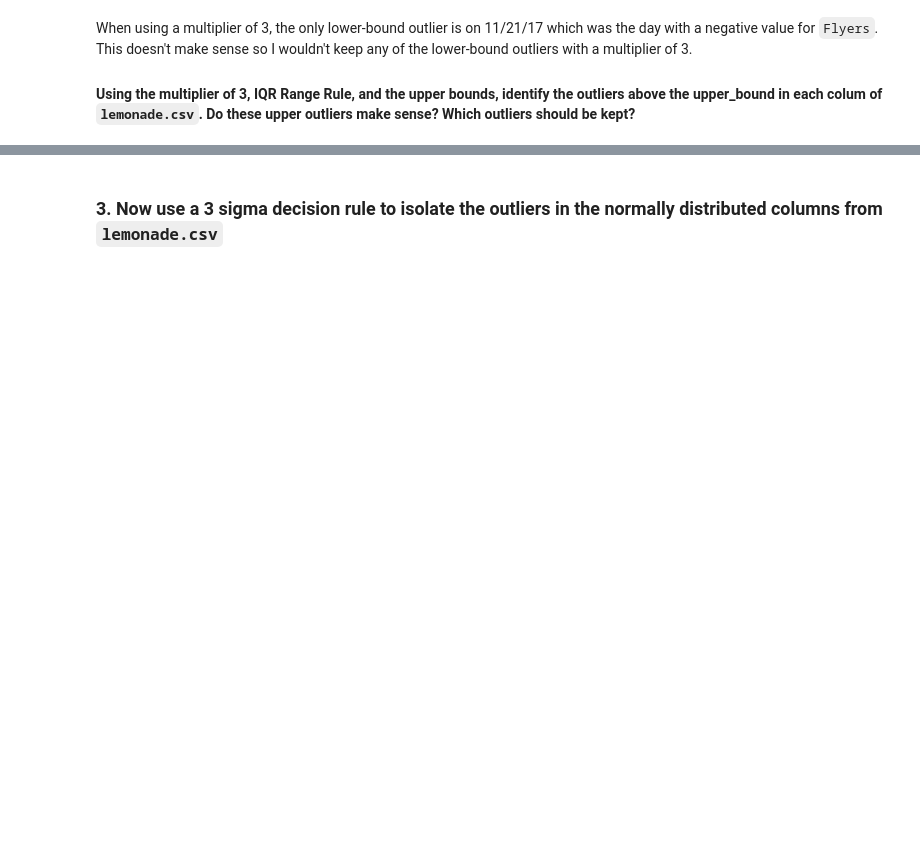
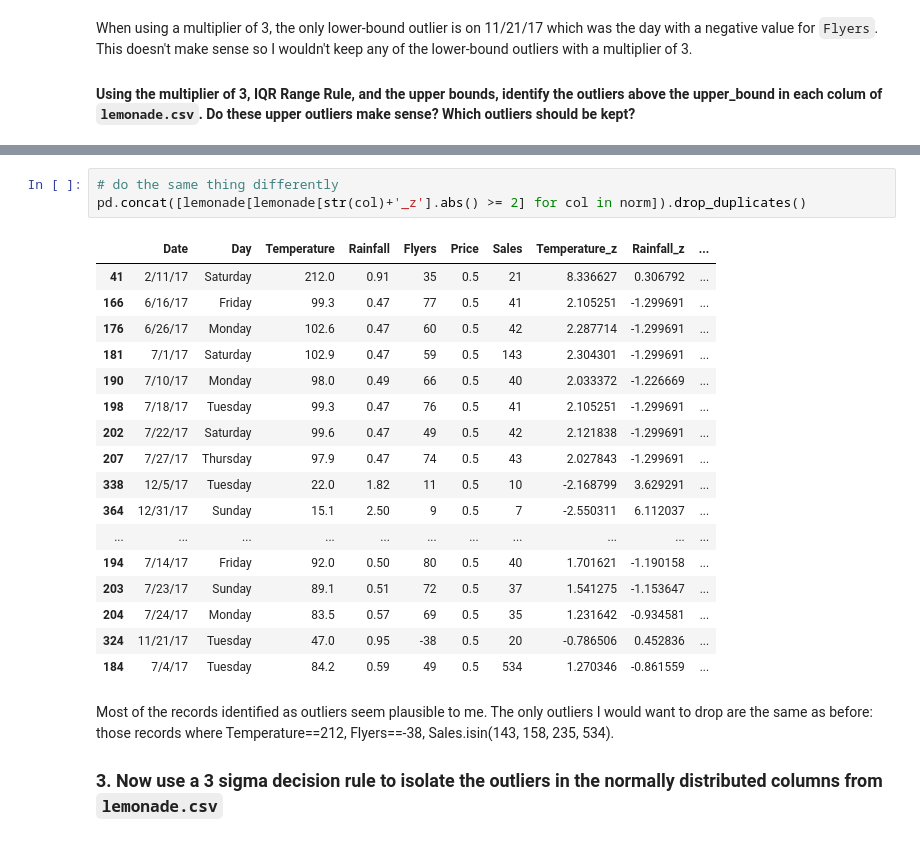
Before and after one commit to sophia-stewart/anomaly-detection-exercises, a Jupyter notebook: continuous_probabilistic_methods.ipynb, the cells around one changed output, grey strips where cells are left out. Drawn from its saved outputs; the diff is of its cells as text; blank space fills up the shorter version.

```diff
--- a/continuous_probabilistic_methods.ipynb
+++ b/continuous_probabilistic_methods.ipynb
@@ -248,2 +304,25 @@ lemonade.hist(figsize=(10,6));
+# %%
+# do the same thing differently
+pd.concat([lemonade[lemonade[str(col)+'_z'].abs() >= 2] for col in norm]).drop_duplicates()
+# %% [output]
+|  | Date | Day | Temperature | Rainfall | Flyers | Price | Sales | Temperature_z | Rainfall_z | ... |
+| 41 | 2/11/17 | Saturday | 212.0 | 0.91 | 35 | 0.5 | 21 | 8.336627 | 0.306792 | ... |
+| 166 | 6/16/17 | Friday | 99.3 | 0.47 | 77 | 0.5 | 41 | 2.105251 | -1.299691 | ... |
+| 176 | 6/26/17 | Monday | 102.6 | 0.47 | 60 | 0.5 | 42 | 2.287714 | -1.299691 | ... |
+| 181 | 7/1/17 | Saturday | 102.9 | 0.47 | 59 | 0.5 | 143 | 2.304301 | -1.299691 | ... |
+| 190 | 7/10/17 | Monday | 98.0 | 0.49 | 66 | 0.5 | 40 | 2.033372 | -1.226669 | ... |
+| 198 | 7/18/17 | Tuesday | 99.3 | 0.47 | 76 | 0.5 | 41 | 2.105251 | -1.299691 | ... |
+| 202 | 7/22/17 | Saturday | 99.6 | 0.47 | 49 | 0.5 | 42 | 2.121838 | -1.299691 | ... |
+| 207 | 7/27/17 | Thursday | 97.9 | 0.47 | 74 | 0.5 | 43 | 2.027843 | -1.299691 | ... |
+| 338 | 12/5/17 | Tuesday | 22.0 | 1.82 | 11 | 0.5 | 10 | -2.168799 | 3.629291 | ... |
+| 364 | 12/31/17 | Sunday | 15.1 | 2.50 | 9 | 0.5 | 7 | -2.550311 | 6.112037 | ... |
+| ... | ... | ... | ... | ... | ... | ... | ... | ... | ... | ... |
+| 194 | 7/14/17 | Friday | 92.0 | 0.50 | 80 | 0.5 | 40 | 1.701621 | -1.190158 | ... |
+| 203 | 7/23/17 | Sunday | 89.1 | 0.51 | 72 | 0.5 | 37 | 1.541275 | -1.153647 | ... |
+| 204 | 7/24/17 | Monday | 83.5 | 0.57 | 69 | 0.5 | 35 | 1.231642 | -0.934581 | ... |
+| 324 | 11/21/17 | Tuesday | 47.0 | 0.95 | -38 | 0.5 | 20 | -0.786506 | 0.452836 | ... |
+| 184 | 7/4/17 | Tuesday | 84.2 | 0.59 | 49 | 0.5 | 534 | 1.270346 | -0.861559 | ... |
 # %% [markdown]
+Most of the records identified as outliers seem plausible to me. The only outliers I would want to drop are the same as before: those records where Temperature==212, Flyers==-38, Sales.isin(143, 158, 235, 534).
+
 ### 3. Now use a 3 sigma decision rule to isolate the outliers in the normally distributed columns from `lemonade.csv`
```
Also changed, not shown: parts of 14 cells of this notebook.
